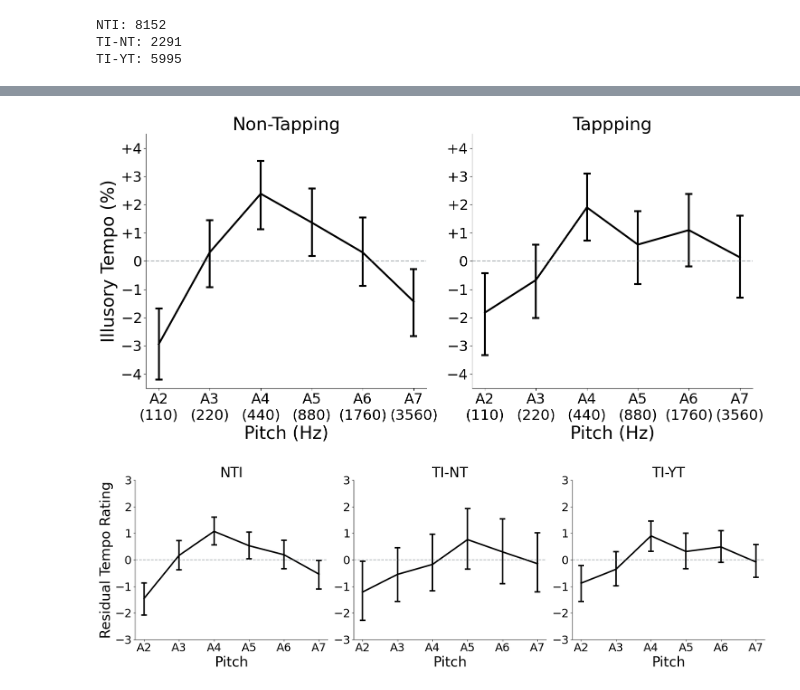
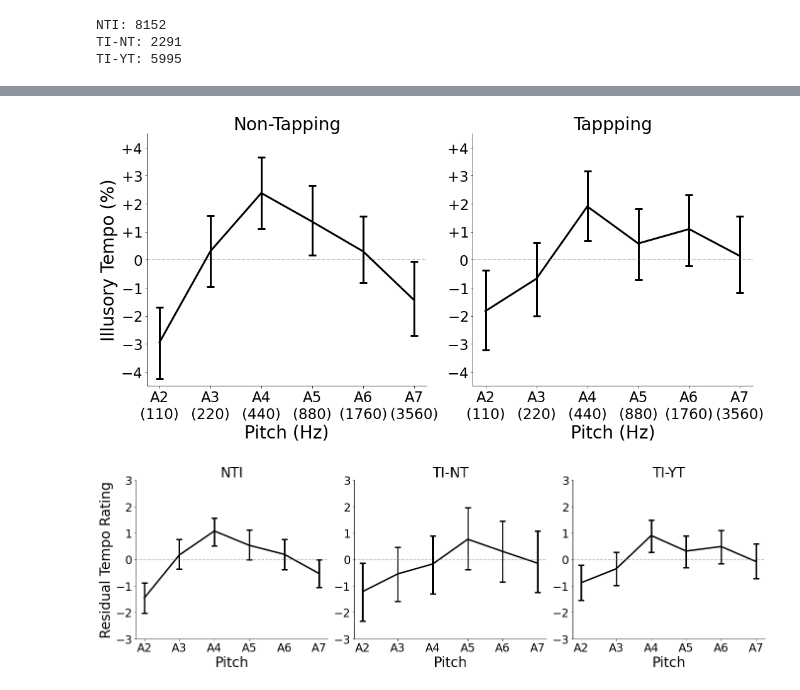
Before and after one commit to jpazdera/IllusoryTempo, a Jupyter notebook: E3/analysis/Combined Analysis.ipynb, the cells around one changed output, grey strips where cells are left out. Cells and saved outputs as stored; diff of their text form; code cells hidden in the pictures.

```diff
--- a/E3/analysis/Combined Analysis.ipynb
+++ b/E3/analysis/Combined Analysis.ipynb
@@ -111,9 +111,9 @@ data2.loc[:, 'subject'] += 2000
 # %% [markdown]
 ## Combine data frames
 # %%
-data = pd.concat((data0, data1, data2), axis=0, join="outer", ignore_index=True)
-outliers = data.cooks > 4 / 90
-data = data[~outliers]
+all_data = pd.concat((data0, data1, data2), axis=0, join="outer", ignore_index=True)
+outliers = all_data.cooks > 4 / 90
+data = all_data[~outliers]
 print('Percent outlier data: ', np.mean(outliers) * 100)
 # %% [output]
 Percent outlier data:  5.365572826712723
@@ -402,28 +521,28 @@ TI-YT: 5995
 # %%
 plt.figure()
 tap_condis = ['Non-Tapping', 'Tappping']
 tap_codes = [0, 2]
 
 for i in range(2):
     plt.subplot(1, 2, i+1)
 
-    sns.lineplot(x='pitch', y='illusory_tempo', data=data[adjusted_scores.tap_type==tap_codes[i]], color='k',
+    sns.lineplot(x='pitch', y='illusory_tempo', data=adjusted_scores[adjusted_scores.tap_type==tap_codes[i]], color='k',
                  marker='', err_style='bars', err_kws=dict(capsize=6, lw=3, capthick=3), lw=3)
     plt.axhline(0, ls='--', c='#5E6A71', alpha=.5)
 
     plt.title(tap_condis[i], fontsize=28)
     plt.xlabel('Pitch (Hz)')
     plt.xticks(range(2, 8), ['A2\n(110)', 'A3\n(220)', 'A4\n(440)', 'A5\n(880)', 'A6\n(1760)', 'A7\n(3560)'])
     plt.ylabel('Illusory Tempo (%)' if i == 0 else '')
     plt.ylim(-4.5, 4.5)
     plt.yticks(np.arange(-4, 5, 1), ['$-4$', '$-3$', '$-2$', '$-1$', '$0$', '$+1$', '$+2$', '$+3$', '$+4$'])
 
 plt.gcf().set_size_inches(15, 7.5)
 plt.tight_layout()
 
-plt.gcf().savefig(FIGURE_PATH + 'illusory_tempo_tap_combined.svg')
+#plt.gcf().savefig(FIGURE_PATH + 'illusory_tempo_tap_combined.svg')
 # %% [output]
-[figure, old version]
+[figure, new version]
 # %%
 plt.figure()
 tap_condis = ['NTI', 'TI-NT', 'TI-YT']
```
Also changed, not shown: parts of 11 cells of this notebook, 8 other files.
